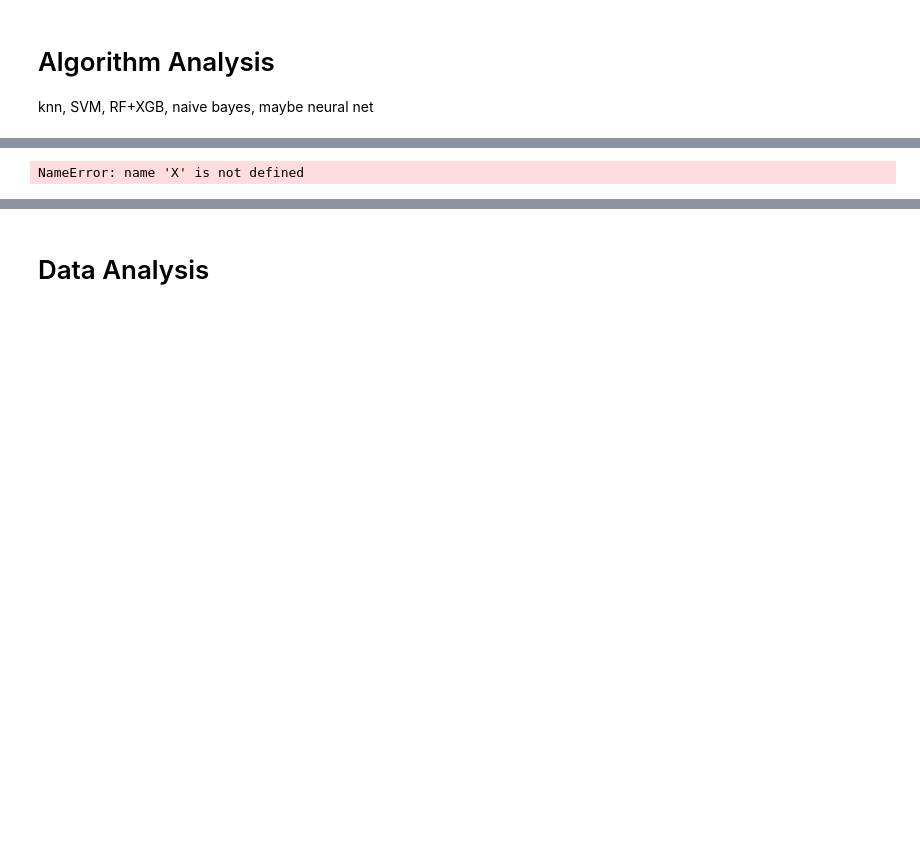
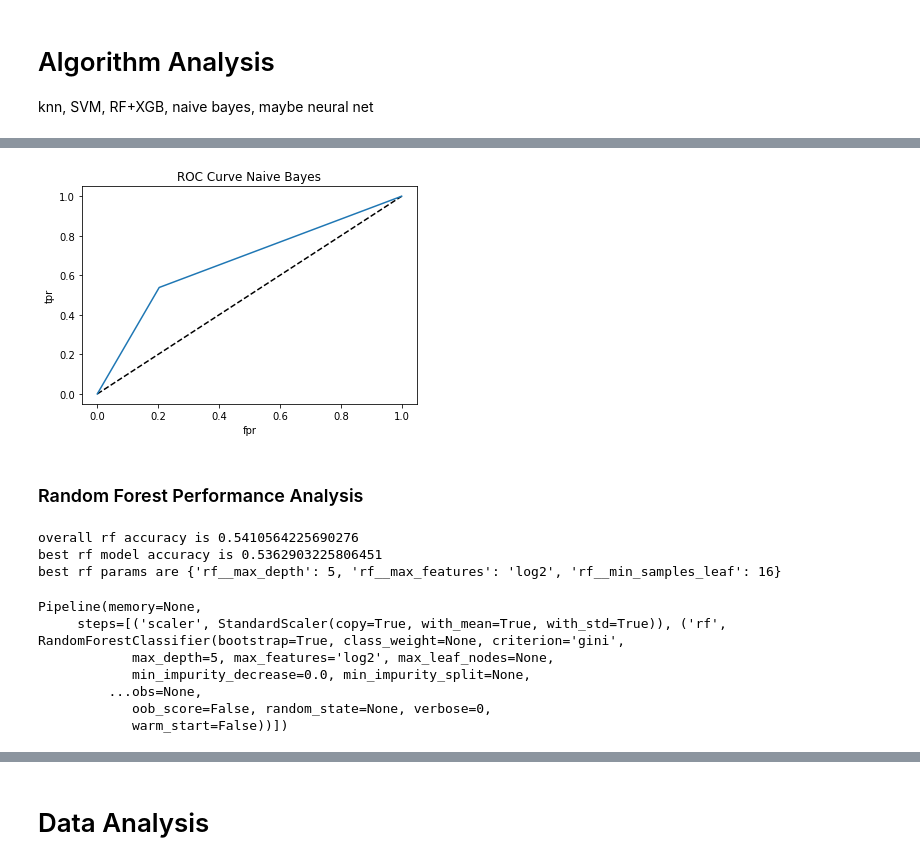
Before and after one commit to mmatvienko/dm-project, a Jupyter notebook: project.ipynb, the cells around one changed output, grey strips where cells are left out. Cells and saved outputs as stored; diff of their text form; code cells hidden in the pictures; blank space fills up the shorter version.

```diff
--- a/project.ipynb
+++ b/project.ipynb
@@ -187,4 +257,4 @@ print(f'best knn params are {knn_cv_results.best_params_}')
 # %%
-best_knn = knn_gs.best_estimator()
+best_knn = knn_gs.best_estimator_
 best_knn.fit(x_test, y_test)
 # %% [output]
@@ -192,3 +282,22 @@ NameError: name 'X' is not defined
+# %%
+best_knn.fit(x_train, y_train)
+y_pred_knn = best_knn.predict(x_test)
+#replace these fpr and tpr with the results of your roc_curve
+fpr, tpr, _ = metrics.roc_curve(y_test, y_pred_knn)
+
+
+# Do not change this code! This plots the ROC curve.
+# Just replace the fpr and tpr above with the values from your roc_curve
+plt.plot([0,1],[0,1],'k--') #plot the diagonal line
+plt.plot(fpr, tpr, label='NB') #plot the ROC curve
+plt.xlabel('fpr')
+plt.ylabel('tpr')
+plt.title('ROC Curve Naive Bayes')
+plt.show()
+# %% [output]
+[figure, added]
+# %% [markdown]
+### Random Forest Performance Analysis
 # %%
 from sklearn.ensemble import RandomForestClassifier
 # %%
@@ -198,20 +307,27 @@ param_grid = {
     'rf__max_features': ['sqrt', 'log2']
 }
 
-rf_ = RandomForestClassifier()
-
-rf_gs = model_selection.GridSearchCV(rf_,
-                                     param_grid,
-                                     scoring="accuracy",
-                                     cv=5)
-
+rf_pipeline = sk.pipeline.Pipeline(memory=None, steps=[('scaler', scaler), ('rf', RandomForestClassifier())])
+rf_gs = model_selection.GridSearchCV(rf_pipeline, param_grid, scoring="accuracy",cv=5)
 rf_cv_results = model_selection.cross_val_score(rf_gs, x, y=y, cv=10)
 
+rf_gs.fit(x,y)
+
 print(f'overall rf accuracy is {rf_cv_results.mean()}')
-print(f'best rf model accuracy is {rf_cv_results.best_score_}')
-print(f'best rf params are {rf_cv_results.best_params_}')
+print(f'best rf model accuracy is {rf_gs.best_score_}')
+print(f'best rf params are {rf_gs.best_params_}')
+# %% [output]
+overall rf accuracy is 0.5410564225690276
+best rf model accuracy is 0.5362903225806451
+best rf params are {'rf__max_depth': 5, 'rf__max_features': 'log2', 'rf__min_samples_leaf': 16}
 # %%
-best_rf = rf_gs.best_estimator()
+best_rf = rf_gs.best_estimator_
 best_rf.fit(x_test, y_test)
 # %% [output]
-NameError: name 'X' is not defined
+Pipeline(memory=None,
+     steps=[('scaler', StandardScaler(copy=True, with_mean=True, with_std=True)), ('rf', RandomForestClassifier(bootstrap=True, class_weight=None, criterion='gini',
+            max_depth=5, max_features='log2', max_leaf_nodes=None,
+            min_impurity_decrease=0.0, min_impurity_split=None,
+         ...obs=None,
+            oob_score=False, random_state=None, verbose=0,
+            warm_start=False))])
```
Also changed, not shown: parts of 31 cells of this notebook.
